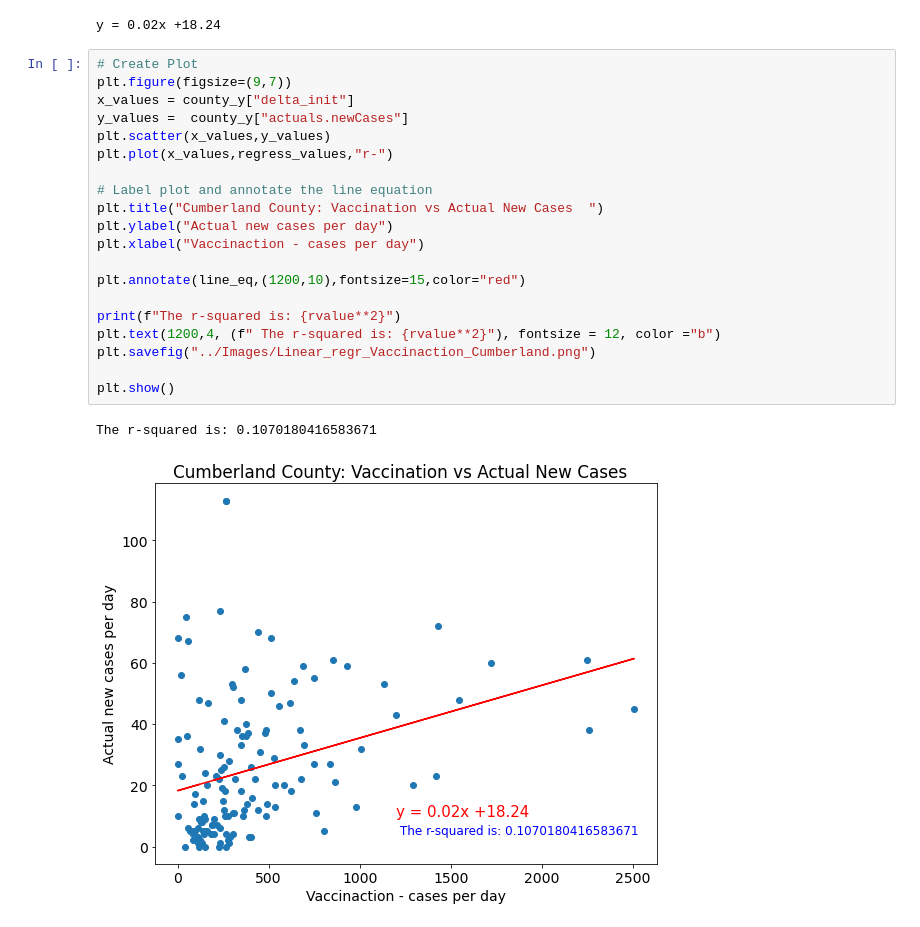
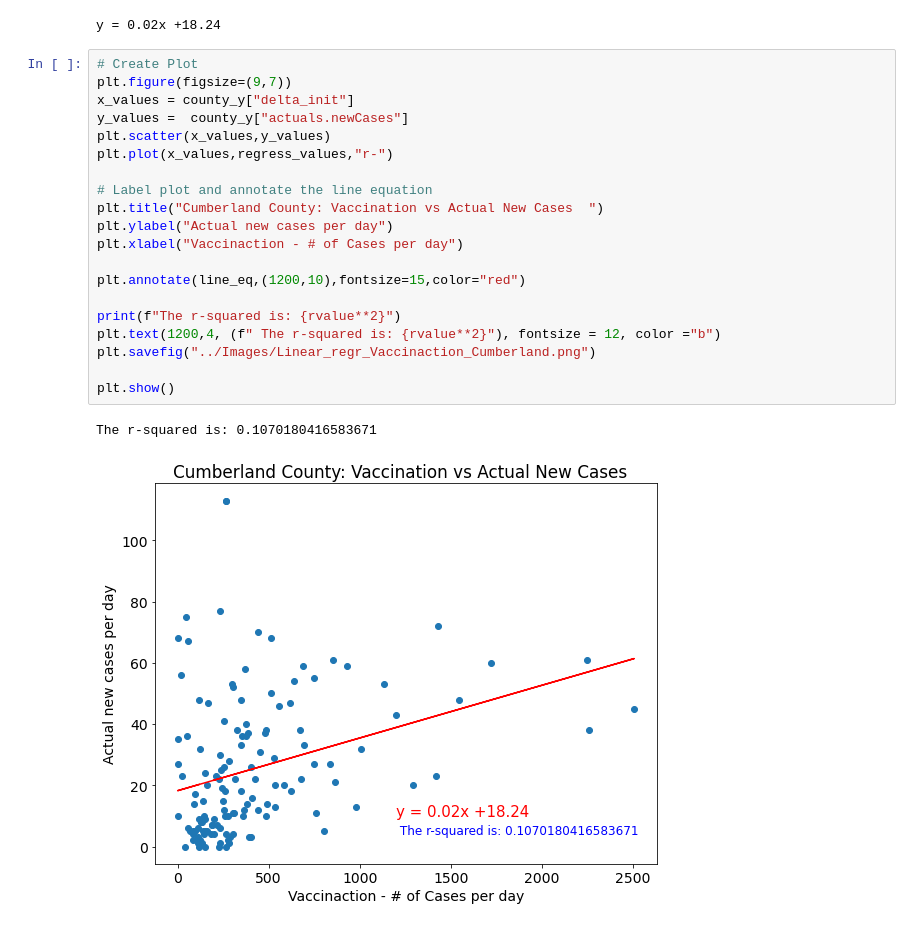
Before and after one commit to melissadiep94/covid19-project, a Jupyter notebook: Vaccination/State_NJ_Covid_time.ipynb, the cells around one changed output. Drawn from its saved outputs; the diff is of its cells as text.

```diff
--- a/Vaccination/State_NJ_Covid_time.ipynb
+++ b/Vaccination/State_NJ_Covid_time.ipynb
@@ -309,23 +322,23 @@ y = 0.02x +18.24
 # %%
 # Create Plot
 plt.figure(figsize=(9,7))
 x_values = county_y["delta_init"]
 y_values =  county_y["actuals.newCases"]
 plt.scatter(x_values,y_values)
 plt.plot(x_values,regress_values,"r-")
 
 # Label plot and annotate the line equation
 plt.title("Cumberland County: Vaccination vs Actual New Cases  ")
 plt.ylabel("Actual new cases per day")
-plt.xlabel("Vaccinaction - cases per day")
+plt.xlabel("Vaccinaction - # of Cases per day")
 
 plt.annotate(line_eq,(1200,10),fontsize=15,color="red")
 
 print(f"The r-squared is: {rvalue**2}")
 plt.text(1200,4, (f" The r-squared is: {rvalue**2}"), fontsize = 12, color ="b")
 plt.savefig("../Images/Linear_regr_Vaccinaction_Cumberland.png")
 
 plt.show()
 # %% [output]
 The r-squared is: 0.1070180416583671
-[figure, old version]
+[figure, new version]
```
Also changed, not shown: parts of 9 cells of this notebook, 7 other files.
